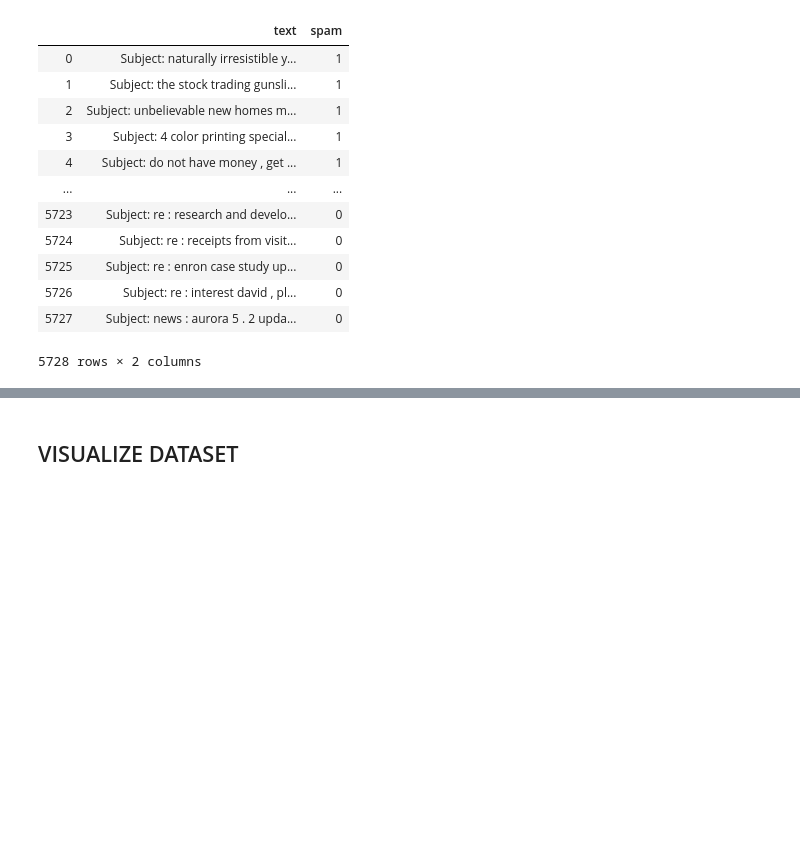
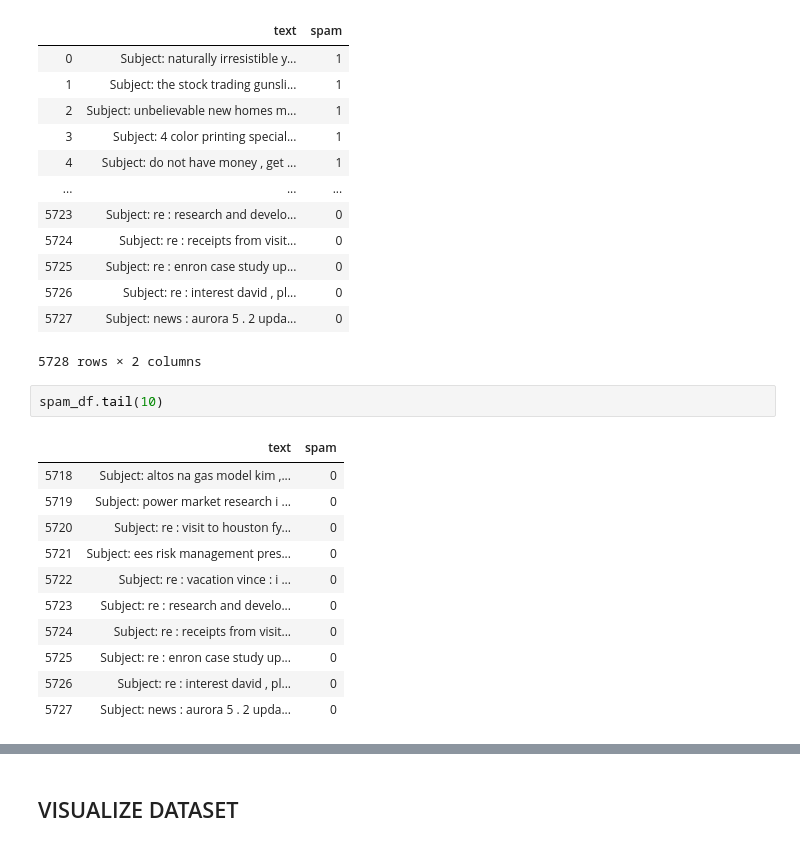
Before and after one commit to VaishnaviNandakumar/SpamEmailFilter-NaiveBayesTheorem, a Jupyter notebook: EmailFilter-NLP.ipynb, the cells around one changed output, grey strips where cells are left out. Saved outputs shown, nothing was run; the diff lists cells and outputs as text; blank space fills up the shorter version.

```diff
--- a/EmailFilter-NLP.ipynb
+++ b/EmailFilter-NLP.ipynb
@@ -29,3 +29,17 @@ spam_df
 | 5726 | Subject: re : interest david , pl... | 0 |
 | 5727 | Subject: news : aurora 5 . 2 upda... | 0 |
 5728 rows × 2 columns
+# %%
+spam_df.tail(10)
+# %% [output]
+|  | text | spam |
+| 5718 | Subject: altos na gas model kim ,... | 0 |
+| 5719 | Subject: power market research i ... | 0 |
+| 5720 | Subject: re : visit to houston fy... | 0 |
+| 5721 | Subject: ees risk management pres... | 0 |
+| 5722 | Subject: re : vacation vince : i ... | 0 |
+| 5723 | Subject: re : research and develo... | 0 |
+| 5724 | Subject: re : receipts from visit... | 0 |
+| 5725 | Subject: re : enron case study up... | 0 |
+| 5726 | Subject: re : interest david , pl... | 0 |
+| 5727 | Subject: news : aurora 5 . 2 upda... | 0 |
```
Also changed, not shown: parts of 13 cells of this notebook.
